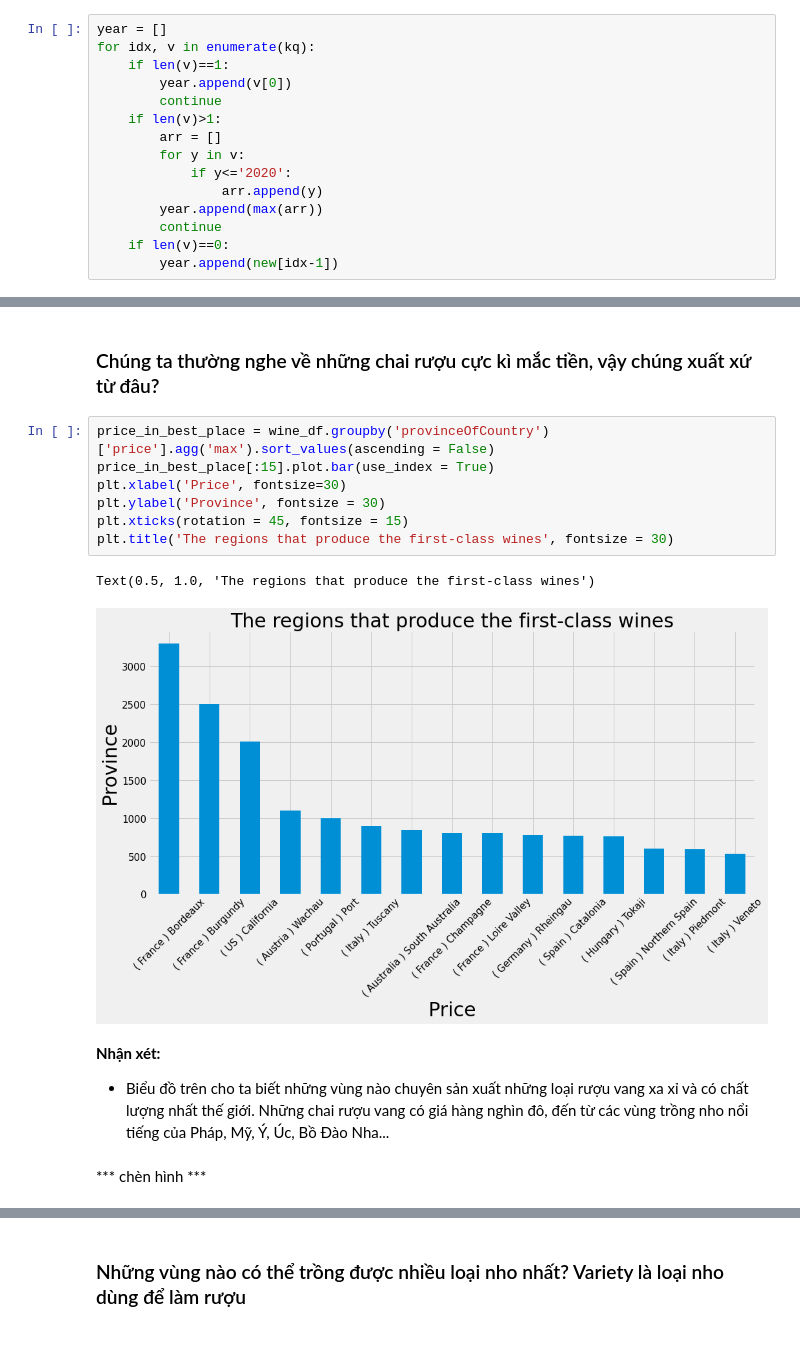
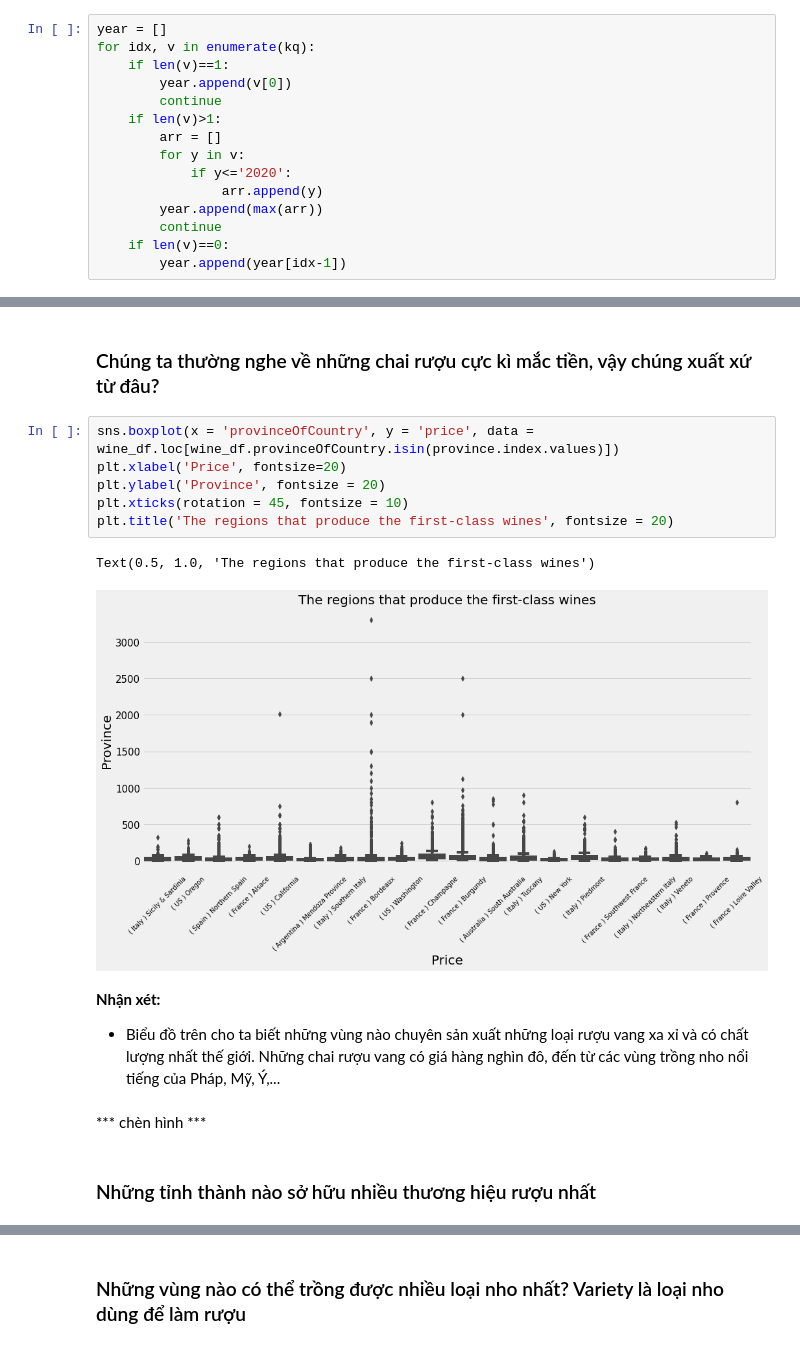
Before and after one commit to KhanhNguyen4999/LTKHDL_FinalProject, a Jupyter notebook: 1712525-NguyenNgocMinhKhanh.ipynb, the cells around one changed output, grey strips where cells are left out. Cells and saved outputs as stored; diff of their text form.

```diff
--- a/1712525-NguyenNgocMinhKhanh.ipynb
+++ b/1712525-NguyenNgocMinhKhanh.ipynb
@@ -369,7 +372,7 @@ for idx, v in enumerate(kq):
         year.append(max(arr))
         continue
     if len(v)==0:
-        year.append(new[idx-1])
+        year.append(year[idx-1])
 # %%
 wine_df['year'] = year
 # %% [markdown]
@@ -492,18 +497,19 @@ Text(0.5, 1.0, 'Những tỉnh có nhiều khu vực sản suât rượu nho nh
 # %% [markdown]
 ### Chúng ta thường nghe về những chai rượu cực kì mắc tiền, vậy chúng xuất xứ từ đâu?
 # %%
-price_in_best_place = wine_df.groupby('provinceOfCountry')['price'].agg('max').sort_values(ascending = False)
-price_in_best_place[:15].plot.bar(use_index = True)
-plt.xlabel('Price', fontsize=30)
-plt.ylabel('Province', fontsize = 30)
-plt.xticks(rotation = 45, fontsize = 15)
-plt.title('The regions that produce the first-class wines', fontsize = 30)
+sns.boxplot(x = 'provinceOfCountry', y = 'price', data = wine_df.loc[wine_df.provinceOfCountry.isin(province.index.values)])
+plt.xlabel('Price', fontsize=20)
+plt.ylabel('Province', fontsize = 20)
+plt.xticks(rotation = 45, fontsize = 10)
+plt.title('The regions that produce the first-class wines', fontsize = 20)
 # %% [output]
 Text(0.5, 1.0, 'The regions that produce the first-class wines')
-[figure, old version]
+[figure, new version]
 # %% [markdown]
 **Nhận xét:**
 
-- Biểu đồ trên cho ta biết những vùng nào chuyên sản xuất những loại rượu vang xa xỉ và có chất lượng nhất thế giới. Những chai rượu vang có giá hàng nghìn đô, đến từ các vùng trồng nho nổi tiếng của Pháp, Mỹ, Ý, Úc, Bồ Đào Nha...
+- Biểu đồ trên cho ta biết những vùng nào chuyên sản xuất những loại rượu vang xa xỉ và có chất lượng nhất thế giới. Những chai rượu vang có giá hàng nghìn đô, đến từ các vùng trồng nho nổi tiếng của Pháp, Mỹ, Ý,...
 # %% [markdown]
 *** chèn hình ***
+# %% [markdown]
+### Những tỉnh thành nào sở hữu nhiều thương hiệu rượu nhất
```
Also changed, not shown: parts of 52 cells of this notebook.
